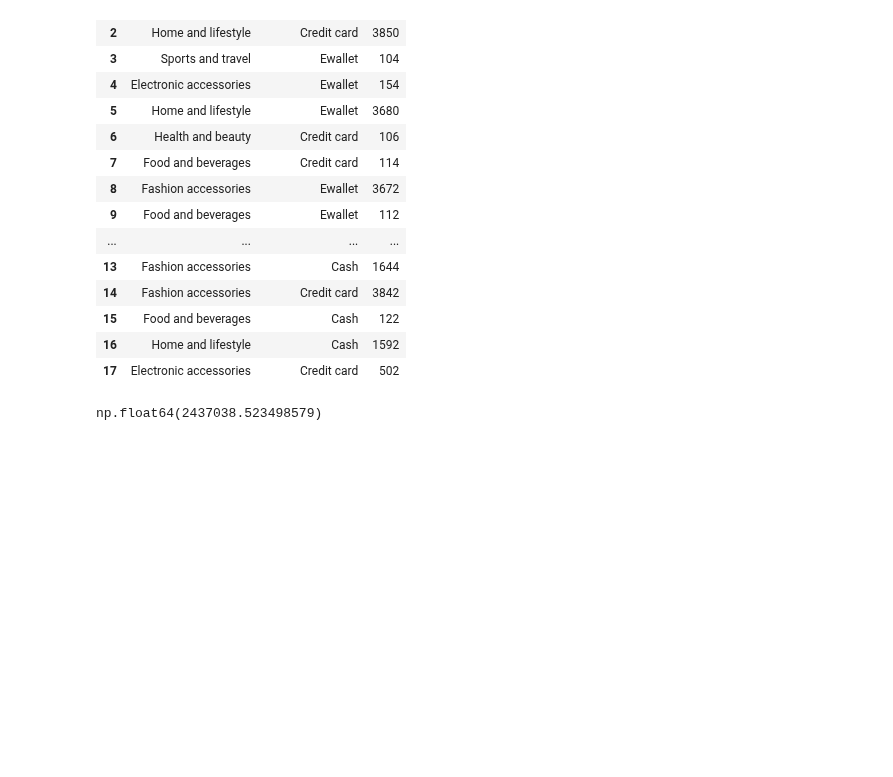
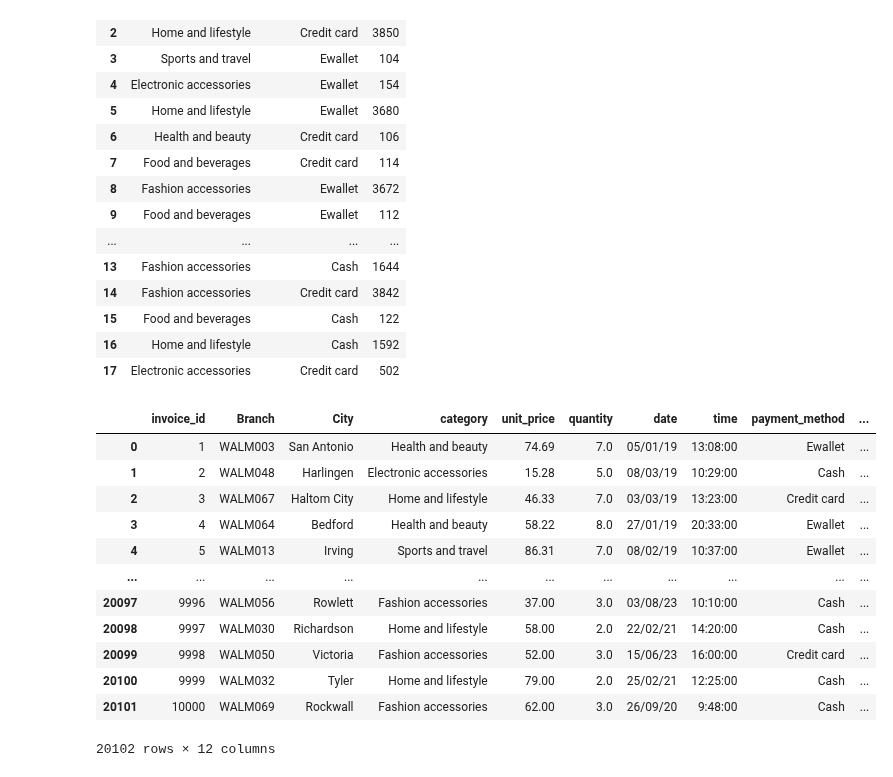
Before and after one commit to Himmu5/data-analysis, a Jupyter notebook: notebooks/walmart_analysis.ipynb, the cells around one changed output. Saved outputs shown, nothing was run; the diff lists cells and outputs as text; code cells hidden in the pictures; blank space fills up the shorter version.

Commit message:
feat: more analysis added in dashboard for walmart

```diff
--- a/notebooks/walmart_analysis.ipynb
+++ b/notebooks/walmart_analysis.ipynb
@@ -345,7 +345,18 @@ pd.read_sql("select category,payment_method , count(*) as total from walmart gro
 | 16 | Home and lifestyle | Cash | 1592 |
 | 17 | Electronic accessories | Credit card | 502 |
 # %%
-total_store = pd.read_sql("select sum(total) as total from walmart;", con=conn)
-total_store['total'].iloc[0]
+pd.read_sql("select * from walmart;", con=conn)
 # %% [output]
+|  | invoice_id | Branch | City | category | unit_price | quantity | date | time | payment_method | ... |
+| 0 | 1 | WALM003 | San Antonio | Health and beauty | 74.69 | 7.0 | 05/01/19 | 13:08:00 | Ewallet | ... |
+| 1 | 2 | WALM048 | Harlingen | Electronic accessories | 15.28 | 5.0 | 08/03/19 | 10:29:00 | Cash | ... |
+| 2 | 3 | WALM067 | Haltom City | Home and lifestyle | 46.33 | 7.0 | 03/03/19 | 13:23:00 | Credit card | ... |
+| 3 | 4 | WALM064 | Bedford | Health and beauty | 58.22 | 8.0 | 27/01/19 | 20:33:00 | Ewallet | ... |
+| 4 | 5 | WALM013 | Irving | Sports and travel | 86.31 | 7.0 | 08/02/19 | 10:37:00 | Ewallet | ... |
+| ... | ... | ... | ... | ... | ... | ... | ... | ... | ... | ... |
+| 20097 | 9996 | WALM056 | Rowlett | Fashion accessories | 37.00 | 3.0 | 03/08/23 | 10:10:00 | Cash | ... |
+| 20098 | 9997 | WALM030 | Richardson | Home and lifestyle | 58.00 | 2.0 | 22/02/21 | 14:20:00 | Cash | ... |
+| 20099 | 9998 | WALM050 | Victoria | Fashion accessories | 52.00 | 3.0 | 15/06/23 | 16:00:00 | Credit card | ... |
+| 20100 | 9999 | WALM032 | Tyler | Home and lifestyle | 79.00 | 2.0 | 25/02/21 | 12:25:00 | Cash | ... |
+| 20101 | 10000 | WALM069 | Rockwall | Fashion accessories | 62.00 | 3.0 | 26/09/20 | 9:48:00 | Cash | ... |
-np.float64(2437038.523498579)
+20102 rows × 12 columns
```
Also changed, not shown: parts of 1 cell of this notebook, 1 other file.
